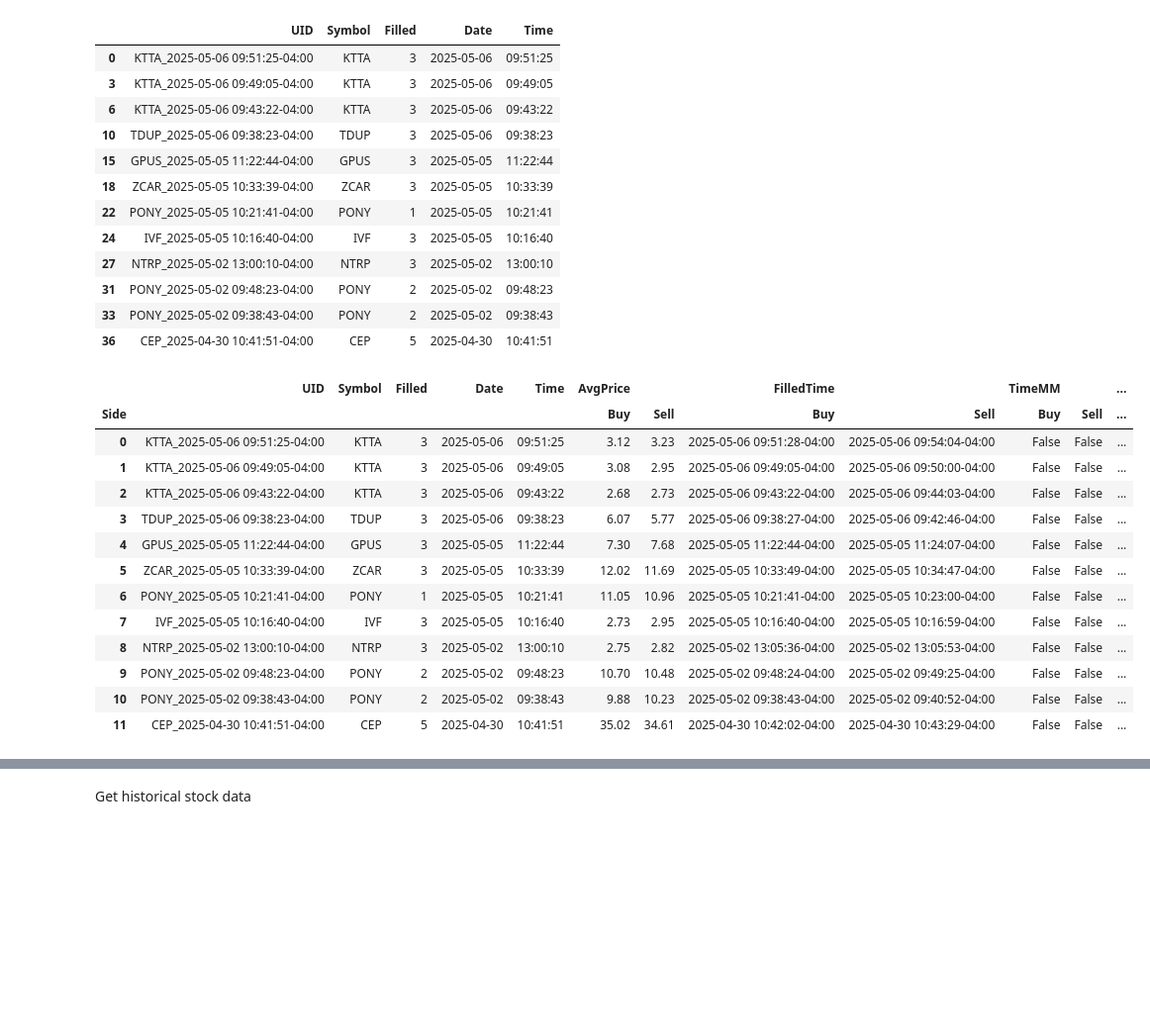
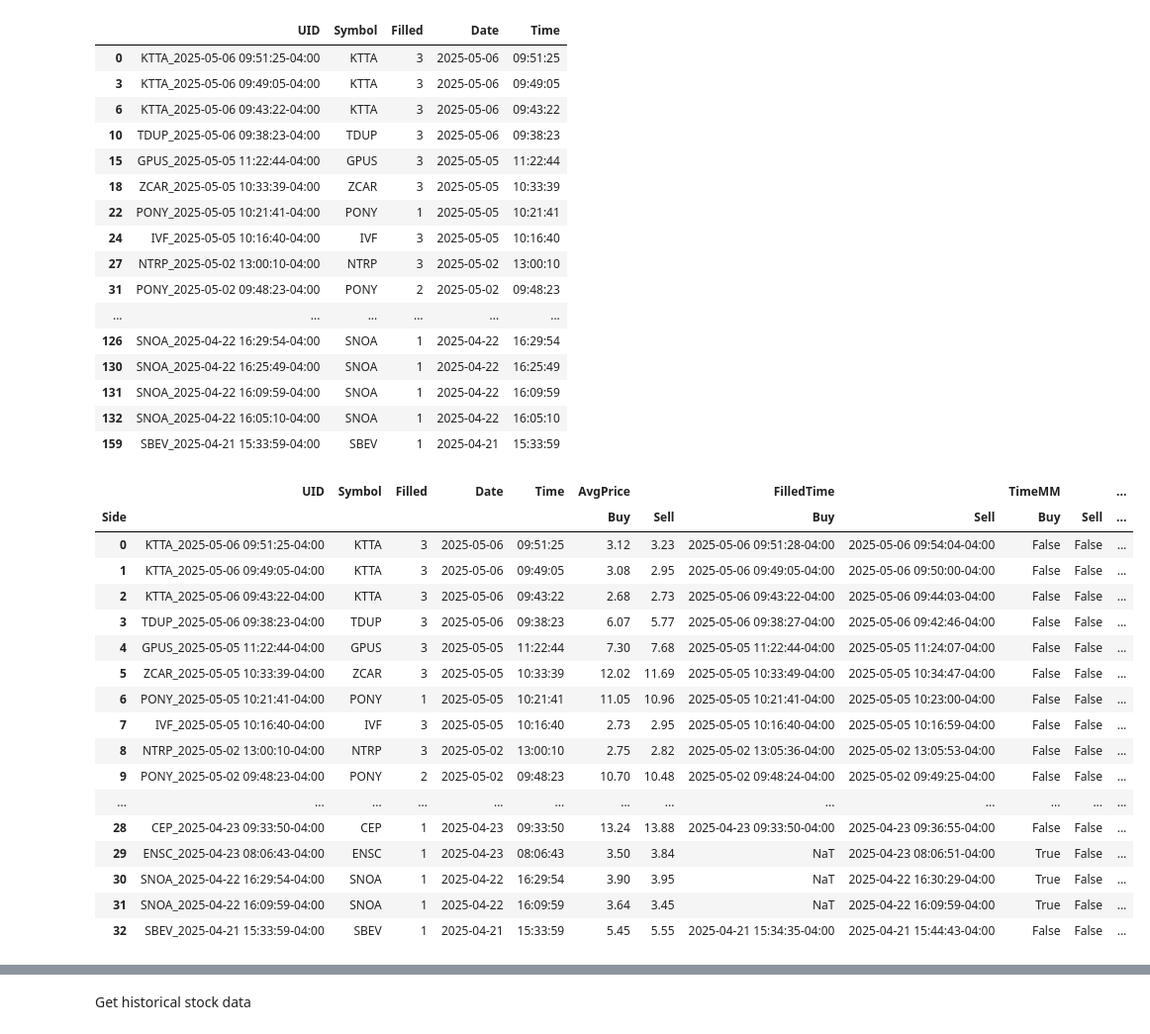
Before and after one commit to sbs87/Random_Projects, a Jupyter notebook: stock_reccomender/DayTrader_Analysis.ipynb, the cells around one changed output, grey strips where cells are left out. Shown at 99% size. Cells and saved outputs as stored; diff of their text form; code cells hidden in the pictures; blank space fills up the shorter version.

```diff
--- a/stock_reccomender/DayTrader_Analysis.ipynb
+++ b/stock_reccomender/DayTrader_Analysis.ipynb
@@ -287,7 +298,7 @@ stock_order_records = pd.read_csv("~/Downloads/Webull_Orders_Records.csv")
 
 stock_orders_formatted = format_orders(stock_order_records)
 filled_orders = stock_orders_formatted[stock_orders_formatted['Status'] == 'Filled']
-filled_orders_filtered = filter_stock_orders(filled_orders,days=10)
+filled_orders_filtered = filter_stock_orders(filled_orders,days=100)
 
 
 #paired_buy_sell , ml_index = pair_buy_sell(filled_orders_filtered)
@@ -322,34 +333,42 @@ filled_orders_filtered_wide_ml = pd.merge(filled_orders_filtered_subcols_midx,pa
 
 ## STOPPED HERE
 filled_orders_w_stats_mlindx = compute_stats_mlindx(filled_orders_filtered_wide_ml)
 display(filled_orders_w_stats_mlindx)
 filled_orders_summary_mlindx = compute_summary_mlindx(filled_orders_w_stats_mlindx)
 filled_orders_summary_mlindx
 # %% [output]
 |  | UID | Symbol | Filled | Date | Time |
 | 0 | KTTA_2025-05-06 09:51:25-04:00 | KTTA | 3 | 2025-05-06 | 09:51:25 |
 | 3 | KTTA_2025-05-06 09:49:05-04:00 | KTTA | 3 | 2025-05-06 | 09:49:05 |
 | 6 | KTTA_2025-05-06 09:43:22-04:00 | KTTA | 3 | 2025-05-06 | 09:43:22 |
 | 10 | TDUP_2025-05-06 09:38:23-04:00 | TDUP | 3 | 2025-05-06 | 09:38:23 |
 | 15 | GPUS_2025-05-05 11:22:44-04:00 | GPUS | 3 | 2025-05-05 | 11:22:44 |
 | 18 | ZCAR_2025-05-05 10:33:39-04:00 | ZCAR | 3 | 2025-05-05 | 10:33:39 |
 | 22 | PONY_2025-05-05 10:21:41-04:00 | PONY | 1 | 2025-05-05 | 10:21:41 |
 | 24 | IVF_2025-05-05 10:16:40-04:00 | IVF | 3 | 2025-05-05 | 10:16:40 |
 | 27 | NTRP_2025-05-02 13:00:10-04:00 | NTRP | 3 | 2025-05-02 | 13:00:10 |
 | 31 | PONY_2025-05-02 09:48:23-04:00 | PONY | 2 | 2025-05-02 | 09:48:23 |
-| 33 | PONY_2025-05-02 09:38:43-04:00 | PONY | 2 | 2025-05-02 | 09:38:43 |
-| 36 | CEP_2025-04-30 10:41:51-04:00 | CEP | 5 | 2025-04-30 | 10:41:51 |
+| ... | ... | ... | ... | ... | ... |
+| 126 | SNOA_2025-04-22 16:29:54-04:00 | SNOA | 1 | 2025-04-22 | 16:29:54 |
+| 130 | SNOA_2025-04-22 16:25:49-04:00 | SNOA | 1 | 2025-04-22 | 16:25:49 |
+| 131 | SNOA_2025-04-22 16:09:59-04:00 | SNOA | 1 | 2025-04-22 | 16:09:59 |
+| 132 | SNOA_2025-04-22 16:05:10-04:00 | SNOA | 1 | 2025-04-22 | 16:05:10 |
+| 159 | SBEV_2025-04-21 15:33:59-04:00 | SBEV | 1 | 2025-04-21 | 15:33:59 |
 |  | UID | Symbol | Filled | Date | Time | AvgPrice |  | FilledTime |  | TimeMM |  | ... |
 | Side |  |  |  |  |  | Buy | Sell | Buy | Sell | Buy | Sell | ... |
 | 0 | KTTA_2025-05-06 09:51:25-04:00 | KTTA | 3 | 2025-05-06 | 09:51:25 | 3.12 | 3.23 | 2025-05-06 09:51:28-04:00 | 2025-05-06 09:54:04-04:00 | False | False | ... |
 | 1 | KTTA_2025-05-06 09:49:05-04:00 | KTTA | 3 | 2025-05-06 | 09:49:05 | 3.08 | 2.95 | 2025-05-06 09:49:05-04:00 | 2025-05-06 09:50:00-04:00 | False | False | ... |
 | 2 | KTTA_2025-05-06 09:43:22-04:00 | KTTA | 3 | 2025-05-06 | 09:43:22 | 2.68 | 2.73 | 2025-05-06 09:43:22-04:00 | 2025-05-06 09:44:03-04:00 | False | False | ... |
 | 3 | TDUP_2025-05-06 09:38:23-04:00 | TDUP | 3 | 2025-05-06 | 09:38:23 | 6.07 | 5.77 | 2025-05-06 09:38:27-04:00 | 2025-05-06 09:42:46-04:00 | False | False | ... |
 | 4 | GPUS_2025-05-05 11:22:44-04:00 | GPUS | 3 | 2025-05-05 | 11:22:44 | 7.30 | 7.68 | 2025-05-05 11:22:44-04:00 | 2025-05-05 11:24:07-04:00 | False | False | ... |
 | 5 | ZCAR_2025-05-05 10:33:39-04:00 | ZCAR | 3 | 2025-05-05 | 10:33:39 | 12.02 | 11.69 | 2025-05-05 10:33:49-04:00 | 2025-05-05 10:34:47-04:00 | False | False | ... |
 | 6 | PONY_2025-05-05 10:21:41-04:00 | PONY | 1 | 2025-05-05 | 10:21:41 | 11.05 | 10.96 | 2025-05-05 10:21:41-04:00 | 2025-05-05 10:23:00-04:00 | False | False | ... |
 | 7 | IVF_2025-05-05 10:16:40-04:00 | IVF | 3 | 2025-05-05 | 10:16:40 | 2.73 | 2.95 | 2025-05-05 10:16:40-04:00 | 2025-05-05 10:16:59-04:00 | False | False | ... |
 | 8 | NTRP_2025-05-02 13:00:10-04:00 | NTRP | 3 | 2025-05-02 | 13:00:10 | 2.75 | 2.82 | 2025-05-02 13:05:36-04:00 | 2025-05-02 13:05:53-04:00 | False | False | ... |
 | 9 | PONY_2025-05-02 09:48:23-04:00 | PONY | 2 | 2025-05-02 | 09:48:23 | 10.70 | 10.48 | 2025-05-02 09:48:24-04:00 | 2025-05-02 09:49:25-04:00 | False | False | ... |
-| 10 | PONY_2025-05-02 09:38:43-04:00 | PONY | 2 | 2025-05-02 | 09:38:43 | 9.88 | 10.23 | 2025-05-02 09:38:43-04:00 | 2025-05-02 09:40:52-04:00 | False | False | ... |
-| 11 | CEP_2025-04-30 10:41:51-04:00 | CEP | 5 | 2025-04-30 | 10:41:51 | 35.02 | 34.61 | 2025-04-30 10:42:02-04:00 | 2025-04-30 10:43:29-04:00 | False | False | ... |
+| ... | ... | ... | ... | ... | ... | ... | ... | ... | ... | ... | ... | ... |
+| 28 | CEP_2025-04-23 09:33:50-04:00 | CEP | 1 | 2025-04-23 | 09:33:50 | 13.24 | 13.88 | 2025-04-23 09:33:50-04:00 | 2025-04-23 09:36:55-04:00 | False | False | ... |
+| 29 | ENSC_2025-04-23 08:06:43-04:00 | ENSC | 1 | 2025-04-23 | 08:06:43 | 3.50 | 3.84 | NaT | 2025-04-23 08:06:51-04:00 | True | False | ... |
+| 30 | SNOA_2025-04-22 16:29:54-04:00 | SNOA | 1 | 2025-04-22 | 16:29:54 | 3.90 | 3.95 | NaT | 2025-04-22 16:30:29-04:00 | True | False | ... |
+| 31 | SNOA_2025-04-22 16:09:59-04:00 | SNOA | 1 | 2025-04-22 | 16:09:59 | 3.64 | 3.45 | NaT | 2025-04-22 16:09:59-04:00 | True | False | ... |
+| 32 | SBEV_2025-04-21 15:33:59-04:00 | SBEV | 1 | 2025-04-21 | 15:33:59 | 5.45 | 5.55 | 2025-04-21 15:34:35-04:00 | 2025-04-21 15:44:43-04:00 | False | False | ... |
```
Also changed, not shown: parts of 8 cells of this notebook.
